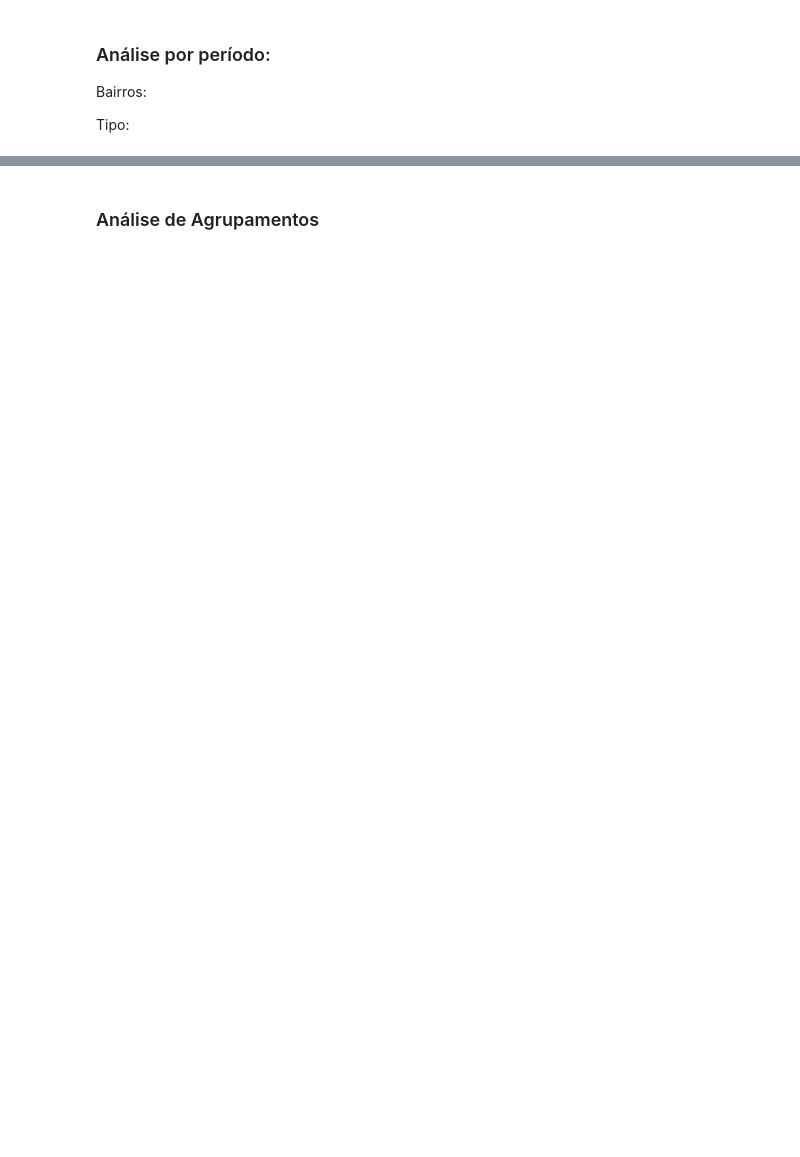
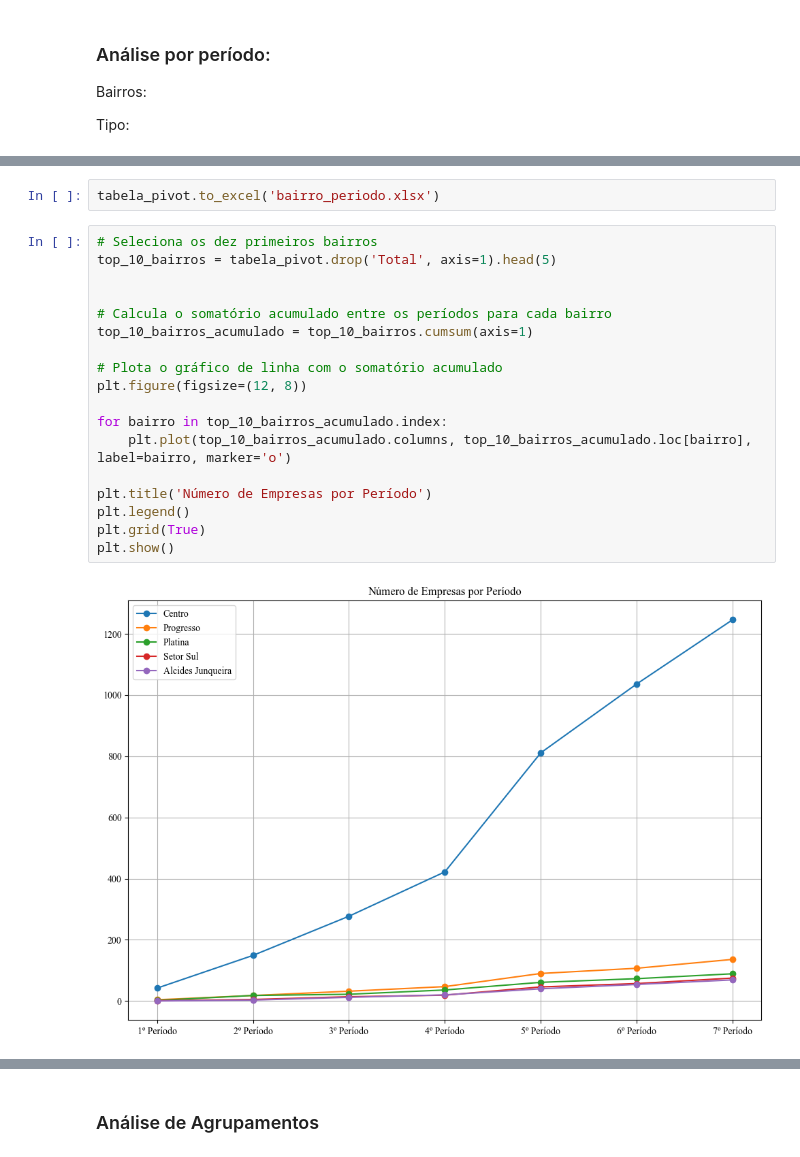
Before and after one commit to MauricioPozzebon/freelance-katia, a Jupyter notebook: analises.ipynb, the cells around one changed output, grey strips where cells are left out. Drawn from its saved outputs; the diff is of its cells as text; blank space fills up the shorter version.

```diff
--- a/analises.ipynb
+++ b/analises.ipynb
@@ -345,0 +472,22 @@ Tipo:
+# %%
+tabela_pivot.to_excel('bairro_periodo.xlsx')
+# %%
+# Seleciona os dez primeiros bairros
+top_10_bairros = tabela_pivot.drop('Total', axis=1).head(5)
+
+
+# Calcula o somatório acumulado entre os períodos para cada bairro
+top_10_bairros_acumulado = top_10_bairros.cumsum(axis=1)
+
+# Plota o gráfico de linha com o somatório acumulado
+plt.figure(figsize=(12, 8))
+
+for bairro in top_10_bairros_acumulado.index:
+    plt.plot(top_10_bairros_acumulado.columns, top_10_bairros_acumulado.loc[bairro], label=bairro, marker='o')
+
+plt.title('Número de Empresas por Período')
+plt.legend()
+plt.grid(True)
+plt.show()
+# %% [output]
+[figure, added]
```
Also changed, not shown: parts of 25 cells of this notebook, 13 other files.
